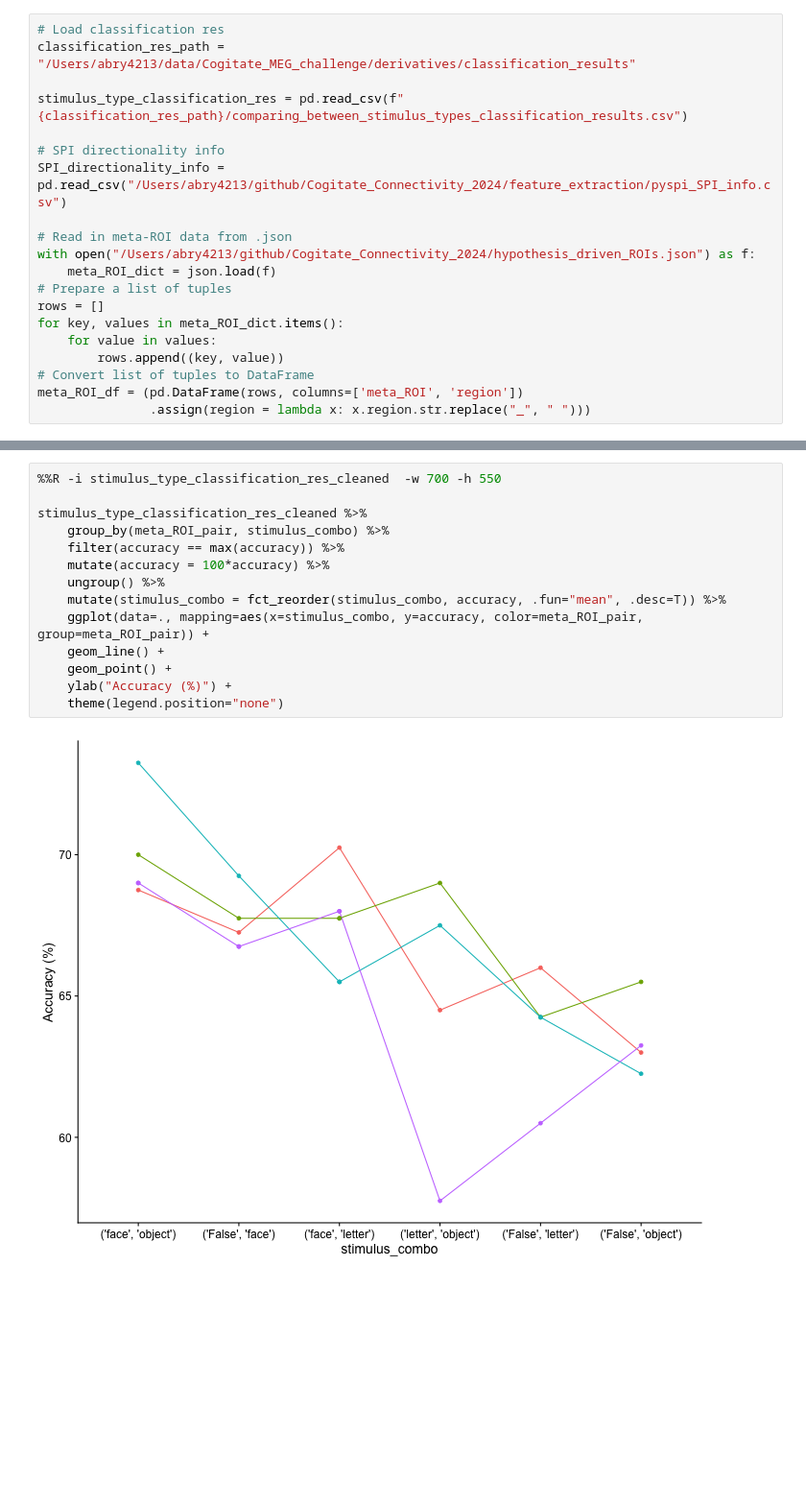
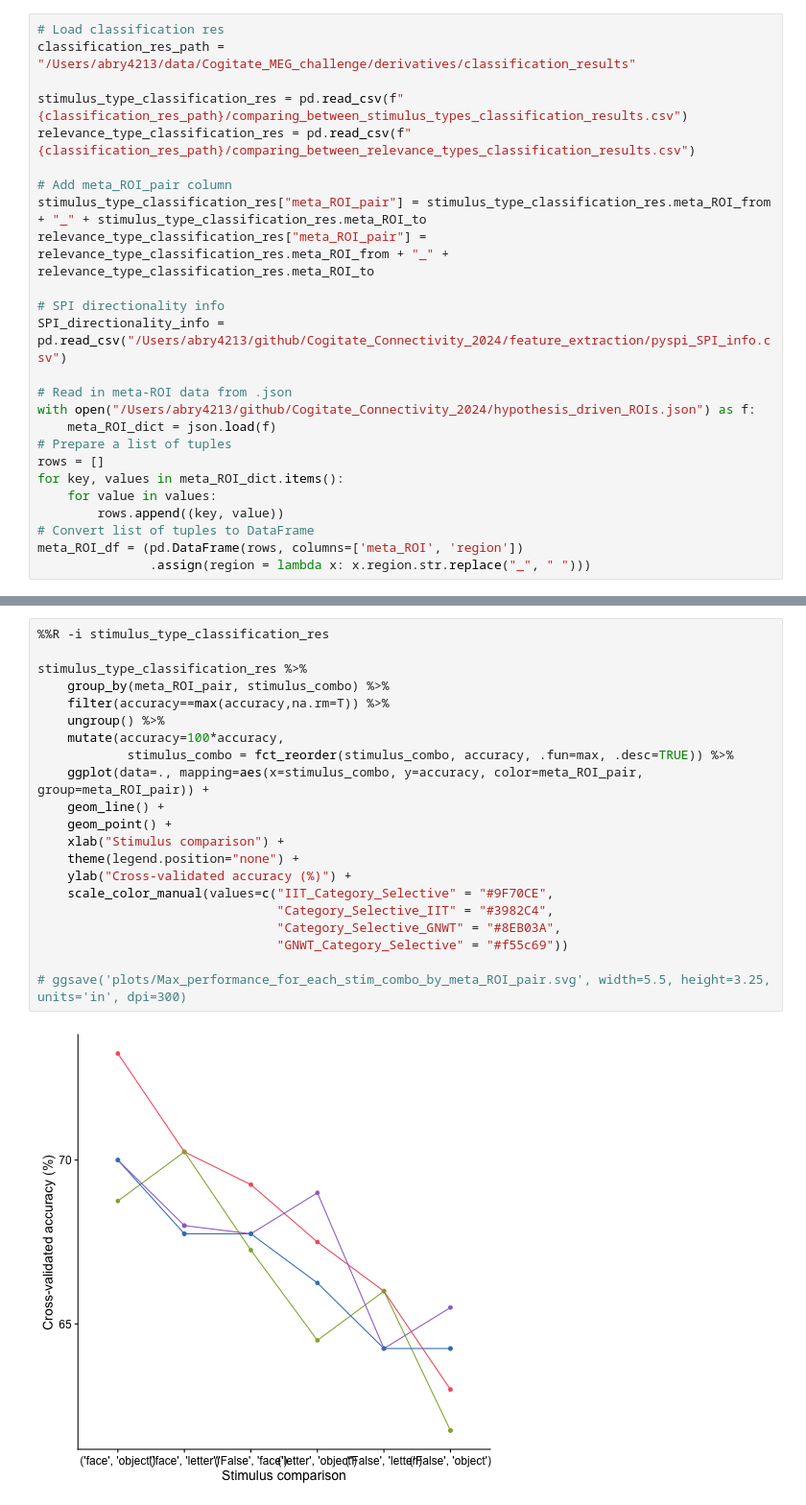
Before and after one commit to anniegbryant/Cogitate_Connectivity_2024, a Jupyter notebook: data_visualization/visualize_classification_results.ipynb, the cells around one changed output, grey strips where cells are left out. Shown: that part at 96% size. Cells and saved outputs as stored; diff of their text form; blank space fills up the shorter version.

Commit message:
Final figures

```diff
--- a/data_visualization/visualize_classification_results.ipynb
+++ b/data_visualization/visualize_classification_results.ipynb
@@ -46,6 +56,11 @@ package ‘broom’ was built under R version 4.3.3
 classification_res_path = "/Users/abry4213/data/Cogitate_MEG_challenge/derivatives/classification_results"
 
 stimulus_type_classification_res = pd.read_csv(f"{classification_res_path}/comparing_between_stimulus_types_classification_results.csv")
+relevance_type_classification_res = pd.read_csv(f"{classification_res_path}/comparing_between_relevance_types_classification_results.csv")
+
+# Add meta_ROI_pair column
+stimulus_type_classification_res["meta_ROI_pair"] = stimulus_type_classification_res.meta_ROI_from + "_" + stimulus_type_classification_res.meta_ROI_to
+relevance_type_classification_res["meta_ROI_pair"] = relevance_type_classification_res.meta_ROI_from + "_" + relevance_type_classification_res.meta_ROI_to
 
 # SPI directionality info
 SPI_directionality_info = pd.read_csv("/Users/abry4213/github/Cogitate_Connectivity_2024/feature_extraction/pyspi_SPI_info.csv")
@@ -193,16 +258,23 @@ stimulus_type_classification_res_cleaned.head()
 # %%
-%%R -i stimulus_type_classification_res_cleaned  -w 700 -h 550
+%%R -i stimulus_type_classification_res
 
-stimulus_type_classification_res_cleaned %>%
+stimulus_type_classification_res %>%
     group_by(meta_ROI_pair, stimulus_combo) %>%
-    filter(accuracy == max(accuracy)) %>%
-    mutate(accuracy = 100*accuracy) %>%
+    filter(accuracy==max(accuracy,na.rm=T)) %>%
     ungroup() %>%
-    mutate(stimulus_combo = fct_reorder(stimulus_combo, accuracy, .fun="mean", .desc=T)) %>%
+    mutate(accuracy=100*accuracy,
+            stimulus_combo = fct_reorder(stimulus_combo, accuracy, .fun=max, .desc=TRUE)) %>%
     ggplot(data=., mapping=aes(x=stimulus_combo, y=accuracy, color=meta_ROI_pair, group=meta_ROI_pair)) +
     geom_line() +
     geom_point() +
-    ylab("Accuracy (%)") +
-    theme(legend.position="none")
+    xlab("Stimulus comparison") +
+    theme(legend.position="none") +
+    ylab("Cross-validated accuracy (%)") +
+    scale_color_manual(values=c("IIT_Category_Selective" = "#9F70CE",
+                                "Category_Selective_IIT" = "#3982C4",
+                                "Category_Selective_GNWT" = "#8EB03A",
+                                "GNWT_Category_Selective" = "#f55c69"))
+
+# ggsave('plots/Max_performance_for_each_stim_combo_by_meta_ROI_pair.svg', width=5.5, height=3.25, units='in', dpi=300)
 # %% [output]
-[figure, old version]
+[figure, new version]
```
Also changed, not shown: parts of 28 cells of this notebook, 29 other files.
